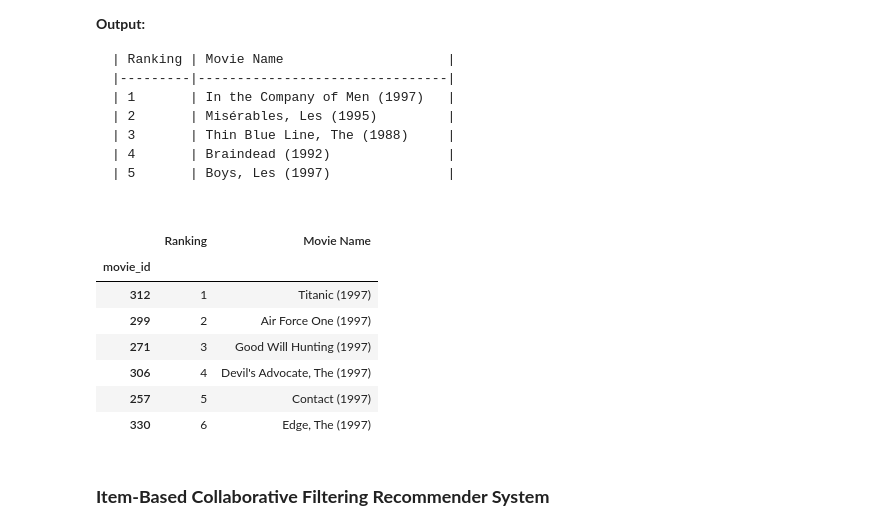
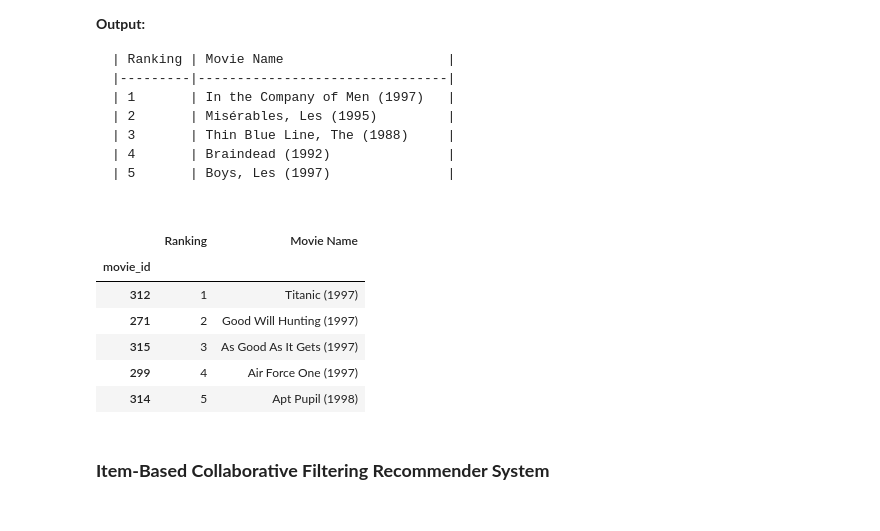
Before and after one commit to AlexanderMesa/Movie-Recommendation, a Jupyter notebook: Programming_Assignment/Programming_Assignment_1.ipynb, the cells around one changed output. Saved outputs shown, nothing was run; the diff lists cells and outputs as text; code cells hidden in the pictures.

```diff
--- a/Programming_Assignment/Programming_Assignment_1.ipynb
+++ b/Programming_Assignment/Programming_Assignment_1.ipynb
@@ -451,39 +451,38 @@ from sklearn.metrics.pairwise import cosine_similarity
 user_similarity = cosine_similarity(user_movie_matrix)
 # User similarity difference table
 user_sim_df = pd.DataFrame(user_similarity, index=user_movie_matrix.index, columns=user_movie_matrix.index)
 
 def recommend_movies_for_user(user_id, num=5):
 
     # Get and sort the similarity user scores for user_id sorted by most similarity
     user_id_sim_scores = user_sim_df.loc[:, user_id].sort_values(ascending=False)
     # Gets the top 10 most similar users (exclude user themself)
     sim_users = user_id_sim_scores.iloc[1:(10+1)]
     # Movie ratings of users in sim_users
     sim_users_scores = user_movie_matrix.iloc[sim_users.index-1]
     # Average rating of each movie rated by users in sim_users sorted from highest to lowest
     sim_users_mean_score = sim_users_scores.mean().sort_values(ascending=False)
     # Get top num highest ratings of each movie (movie_id)
     movie_ids = sim_users_mean_score.iloc[range(num)]
     # Map Movie IDs to Movie Names then get movie names
     movie_map = movies.loc[movie_ids.index-1,['title']]
     movie_names = movie_map['title']
 
     result_df = pd.DataFrame({
         'Ranking': range(1, num+1),
         'Movie Name': movie_names
     })
     return result_df
 
-recommend_movies_for_user(3, 6)
+recommend_movies_for_user(100, 5)
 # %% [output]
 |  | Ranking | Movie Name |
 | movie_id |  |  |
 | 312 | 1 | Titanic (1997) |
-| 299 | 2 | Air Force One (1997) |
-| 271 | 3 | Good Will Hunting (1997) |
-| 306 | 4 | Devil's Advocate, The (1997) |
-| 257 | 5 | Contact (1997) |
-| 330 | 6 | Edge, The (1997) |
+| 271 | 2 | Good Will Hunting (1997) |
+| 315 | 3 | As Good As It Gets (1997) |
+| 299 | 4 | Air Force One (1997) |
+| 314 | 5 | Apt Pupil (1998) |
 # %% [markdown]
 ### **Item-Based Collaborative Filtering Recommender System**
 # %% [markdown]
```
Also changed, not shown: parts of 2 cells of this notebook, 2 other files.
